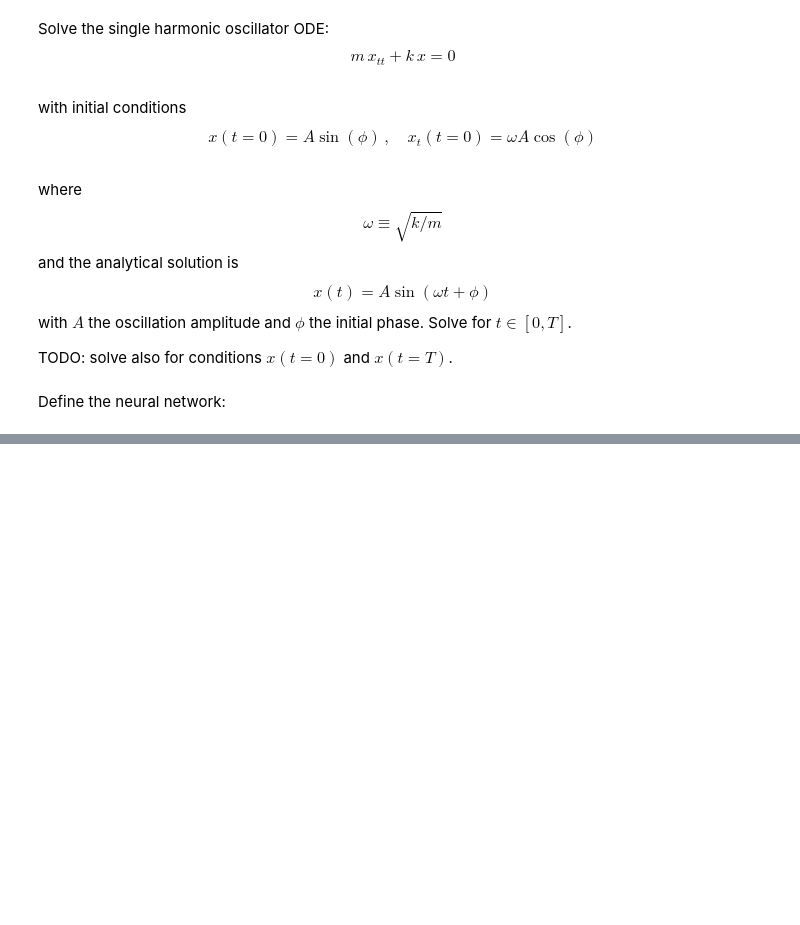
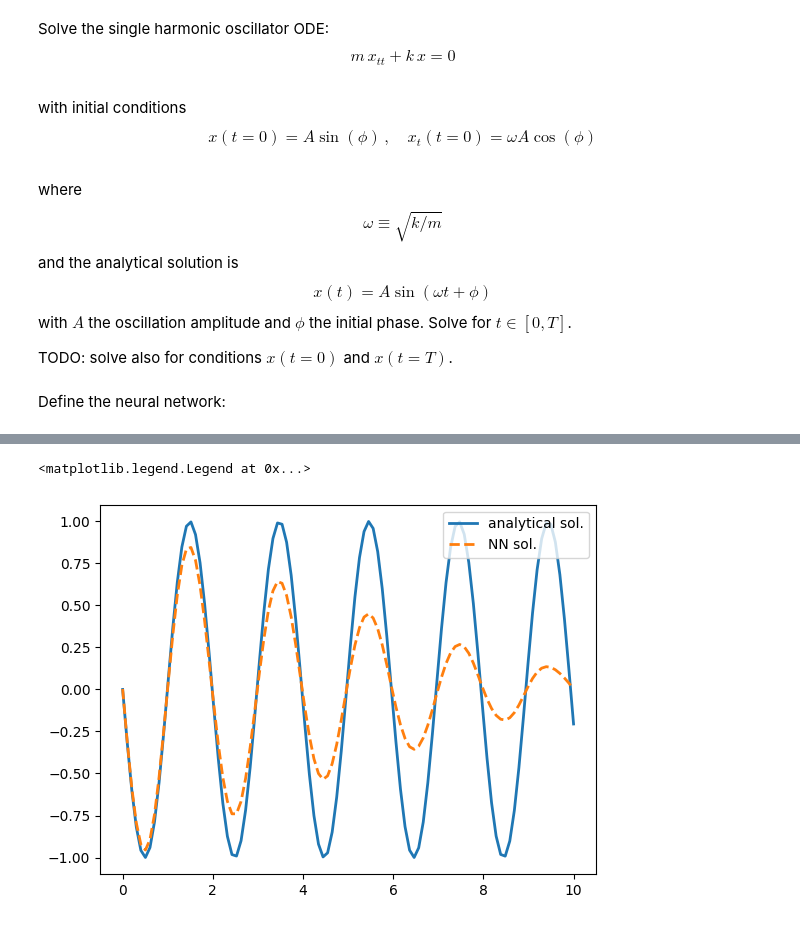
Before and after one commit to ThanasisGiannakopoulos/learning_torch, a Jupyter notebook: 09_harmonic_oscillator.ipynb, the cells around one changed output, grey strips where cells are left out. Saved outputs shown, nothing was run; the diff lists cells and outputs as text; code cells hidden in the pictures; blank space fills up the shorter version.

```diff
--- a/09_harmonic_oscillator.ipynb
+++ b/09_harmonic_oscillator.ipynb
@@ -49,3 +78,15 @@ class model_1(torch.nn.Module):
+# %%
+def RFF(x, sigma2=1.0):
+
+    # Random weights and biases for RFF
+    B1 = torch.normal(mean = torch.zeros(len(x)),std=sigma2*torch.ones(1))
+    B2 = torch.normal(mean = torch.zeros(len(x)),std=sigma2*torch.ones(1))
+
+    x_cos = torch.cos(B1*x)
+    x_sin = torch.sin(B2*x)
+    RFF_x = torch.cat((x_cos, x_sin)).view(-1,1)
+
+    return RFF_x
 # %%
 # copied from https://github.com/benmoseley/harmonic-oscillator-pinn/blob/main/Harmonic%20oscillator%20PINN.ipynb
 class FCN(torch.nn.Module):
@@ -110,24 +152,25 @@ def random_domain_points(tmax,n):
 # %%
 # harmonic oscillator params
 m = torch.ones(1); # mass
-k = 1*torch.ones(1); # spring constant
+k = 10*torch.ones(1); # spring constant
 A = 1.0#torch.ones(1); # amplitude
 phi = torch.ones(1)*torch.pi # initial phase
 T = 10.0#torch.ones(1)*10 # tmax
 # %%
-n = 100 # number of random sampling points
+n = 50*4 # number of random sampling points
 
-epochs = 20000
+epochs = 40000
 gamma1 = 10.0
 gamma2 = 10.0
 
 loss_list = []
 
 for epoch in range(int(epochs)):
-    print('epoch = ', epoch, end='\r')
+    #print('epoch = ', epoch, end='\r')
     optimizer.zero_grad() # to make the gradients zero
     #
     t = random_domain_points(T, n)
+    t = T*RFF(t, sigma2=1.0)
     x = model(t)
     # Derivatives
     x_t = torch.autograd.grad(outputs=x,
@@ -142,7 +185,7 @@ for epoch in range(int(epochs)):
                                )[0]
 
     # residual for the bulk of the domain
-    residual = x_tt + x
+    residual = m*x_tt + k*x
     loss_dom = torch.mean(torch.pow(residual,2))
     # residual for initial data
     # sol for x(t=0)
@@ -160,6 +203,8 @@ for epoch in range(int(epochs)):
     # LOSS
     loss = loss_dom + gamma1*loss_x0 + gamma2*loss_xt0
     loss_list.append(loss.detach().numpy())
+    # print message
+    print('epoch = ', epoch, '| loss = ', loss_list[-1], '|',  end='\r')
     # detach() removes the "requires_grad" and numpy() makes it a numpy item to plot later
     loss.backward() # This is for computing gradients using backward propagation
     optimizer.step() #
@@ -184,15 +235,18 @@ t = torch.linspace(0,T1,100).view(-1,1)
 nn_sol = model(t).detach().numpy() # detach some extra info, and numpy makes a numpy array to plot
 # %%
 m1 = 1; # mass
-k1 = 1; # spring constant
+k1 = 10; # spring constant
 A1 = 1; # amplitude
 phi1 = np.pi # initial phase
 
 an_sol = analytical_sol(m1, k1, A1, phi1, t)
 
 plt.figure()
 plt.plot(t, an_sol, label="analytical sol.", lw=2)
 plt.plot(t, nn_sol, label="NN sol.", lw=2, ls='--')
 plt.legend(loc='upper right')
 #plt.grid()
 #plt.xlim(t[0],t[-1])
+# %% [output]
+<matplotlib.legend.Legend at 0x...>
+[figure, added]
```
Also changed, not shown: parts of 6 cells of this notebook, 5 other files.
